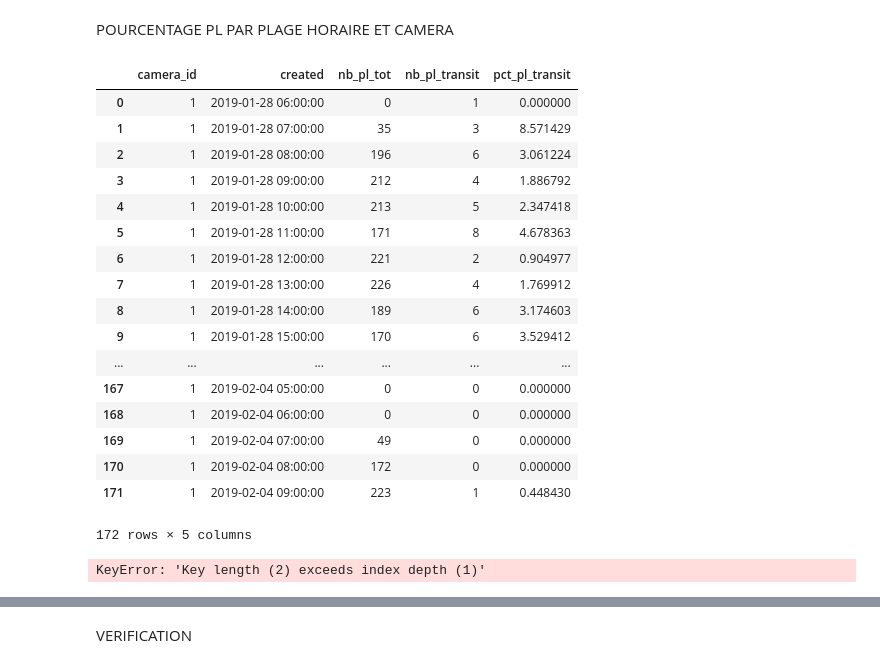
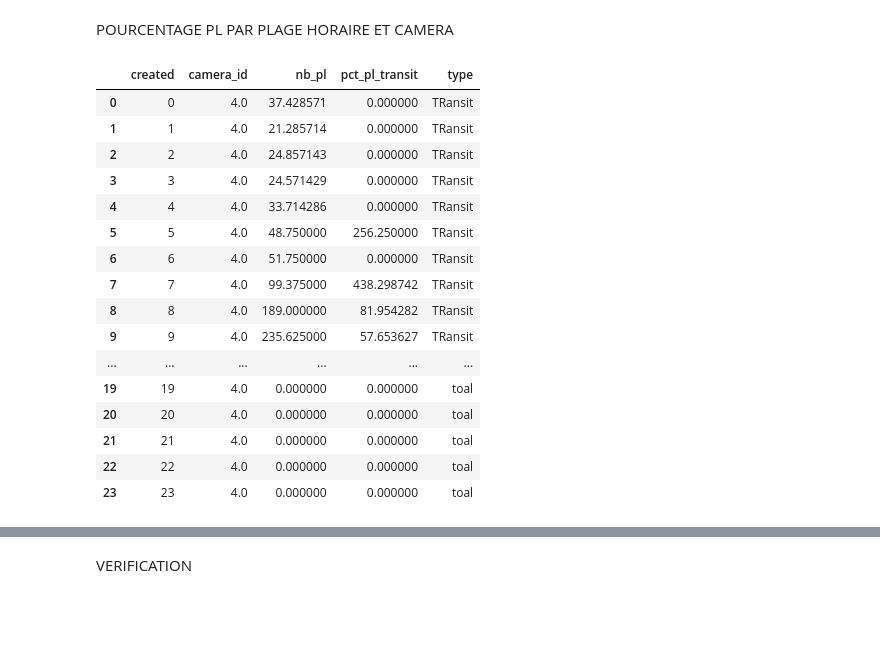
Before and after one commit to nantodevison/lapi, a Jupyter notebook: Carto_Lapi/Analyse/Donnees_brutes.ipynb, the cells around one changed output, grey strips where cells are left out. Saved outputs shown, nothing was run; the diff lists cells and outputs as text; code cells hidden in the pictures; blank space fills up the shorter version.

```diff
--- a/Carto_Lapi/Analyse/Donnees_brutes.ipynb
+++ b/Carto_Lapi/Analyse/Donnees_brutes.ipynb
@@ -351,24 +351,3 @@ def pct_pl(a,b):
     except ZeroDivisionError :
         return 0
 df_pct_pl_transit['pct_pl_transit']=df_pct_pl_transit.apply(lambda x : pct_pl(x['nb_pl_transit'],x['nb_pl_tot']) ,axis=1)
-# %%
-df_pct_pl_transit.loc[df_pct_pl_transit['camera_id']==1]
-# %% [output]
-|  | camera_id | created | nb_pl_tot | nb_pl_transit | pct_pl_transit |
-| 0 | 1 | 2019-01-28 06:00:00 | 0 | 1 | 0.000000 |
-| 1 | 1 | 2019-01-28 07:00:00 | 35 | 3 | 8.571429 |
-| 2 | 1 | 2019-01-28 08:00:00 | 196 | 6 | 3.061224 |
-| 3 | 1 | 2019-01-28 09:00:00 | 212 | 4 | 1.886792 |
-| 4 | 1 | 2019-01-28 10:00:00 | 213 | 5 | 2.347418 |
-| 5 | 1 | 2019-01-28 11:00:00 | 171 | 8 | 4.678363 |
-| 6 | 1 | 2019-01-28 12:00:00 | 221 | 2 | 0.904977 |
-| 7 | 1 | 2019-01-28 13:00:00 | 226 | 4 | 1.769912 |
-| 8 | 1 | 2019-01-28 14:00:00 | 189 | 6 | 3.174603 |
-| 9 | 1 | 2019-01-28 15:00:00 | 170 | 6 | 3.529412 |
-| ... | ... | ... | ... | ... | ... |
-| 167 | 1 | 2019-02-04 05:00:00 | 0 | 0 | 0.000000 |
-| 168 | 1 | 2019-02-04 06:00:00 | 0 | 0 | 0.000000 |
-| 169 | 1 | 2019-02-04 07:00:00 | 49 | 0 | 0.000000 |
-| 170 | 1 | 2019-02-04 08:00:00 | 172 | 0 | 0.000000 |
-| 171 | 1 | 2019-02-04 09:00:00 | 223 | 1 | 0.448430 |
-172 rows × 5 columns
@@ -379,4 +353,0 @@ tata=toto.set_index('camera_id')
-# %%
-pct_pl[8,pd.to_datetime('2019-02-02 16:00:00')]
-# %% [output]
-KeyError: 'Key length (2) exceeds index depth (1)'
@@ -382,0 +356,27 @@ KeyError: 'Key length (2) exceeds index depth (1)'
+# %%
+toto=test.loc[test['camera_id']==4].set_index('created')
+pour_graph=toto.groupby(toto.index.hour).mean().reset_index()
+transit=pour_graph[['created','camera_id','nb_pl_transit','pct_pl_transit']].rename(columns={'nb_pl_transit':'nb_pl'}).copy()
+transit['type']='TRansit'
+total=pour_graph[['created','camera_id','nb_pl_tot','pct_pl_transit']].rename(columns={'nb_pl_tot':'nb_pl'}).copy()
+total['type']='toal'
+final=pd.concat([transit,total], axis=0, sort=False)
+final
+# %% [output]
+|  | created | camera_id | nb_pl | pct_pl_transit | type |
+| 0 | 0 | 4.0 | 37.428571 | 0.000000 | TRansit |
+| 1 | 1 | 4.0 | 21.285714 | 0.000000 | TRansit |
+| 2 | 2 | 4.0 | 24.857143 | 0.000000 | TRansit |
+| 3 | 3 | 4.0 | 24.571429 | 0.000000 | TRansit |
+| 4 | 4 | 4.0 | 33.714286 | 0.000000 | TRansit |
+| 5 | 5 | 4.0 | 48.750000 | 256.250000 | TRansit |
+| 6 | 6 | 4.0 | 51.750000 | 0.000000 | TRansit |
+| 7 | 7 | 4.0 | 99.375000 | 438.298742 | TRansit |
+| 8 | 8 | 4.0 | 189.000000 | 81.954282 | TRansit |
+| 9 | 9 | 4.0 | 235.625000 | 57.653627 | TRansit |
+| ... | ... | ... | ... | ... | ... |
+| 19 | 19 | 4.0 | 0.000000 | 0.000000 | toal |
+| 20 | 20 | 4.0 | 0.000000 | 0.000000 | toal |
+| 21 | 21 | 4.0 | 0.000000 | 0.000000 | toal |
+| 22 | 22 | 4.0 | 0.000000 | 0.000000 | toal |
+| 23 | 23 | 4.0 | 0.000000 | 0.000000 | toal |
```
Also changed, not shown: parts of 3 cells of this notebook, 2 other files.
